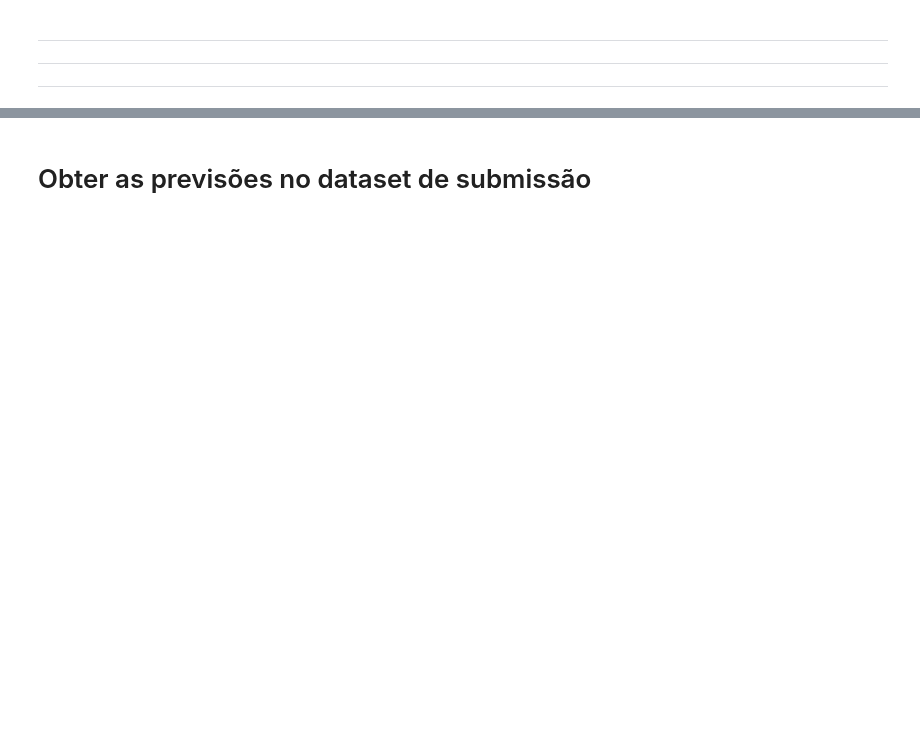
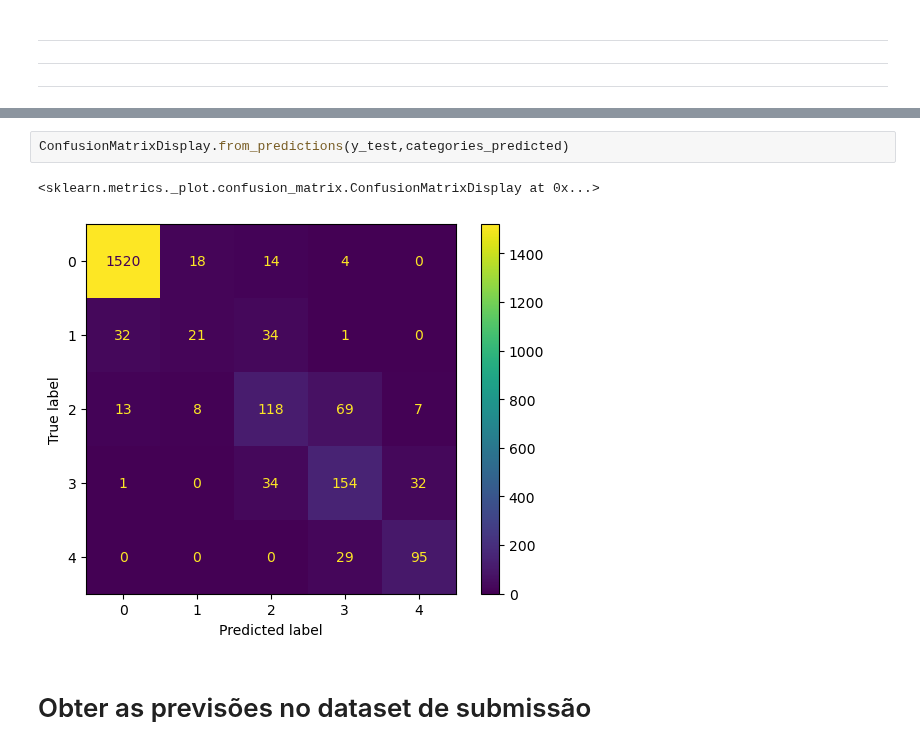
Before and after one commit to jpmbrito123/DAA, a Jupyter notebook: competicao/neural_network.ipynb, the cells around one changed output, grey strips where cells are left out. Saved outputs shown, nothing was run; the diff lists cells and outputs as text; blank space fills up the shorter version.

```diff
--- a/competicao/neural_network.ipynb
+++ b/competicao/neural_network.ipynb
@@ -262,3 +236,8 @@ Name: Injecao na rede (kWh), Length: 452, dtype: int64
+# %%
+ConfusionMatrixDisplay.from_predictions(y_test,categories_predicted)
+# %% [output]
+<sklearn.metrics._plot.confusion_matrix.ConfusionMatrixDisplay at 0x...>
+[figure, added]
 # %% [markdown]
 # Obter as previsões no dataset de submissão
 # %%
```
Also changed, not shown: parts of 12 cells of this notebook, 1 other file.
